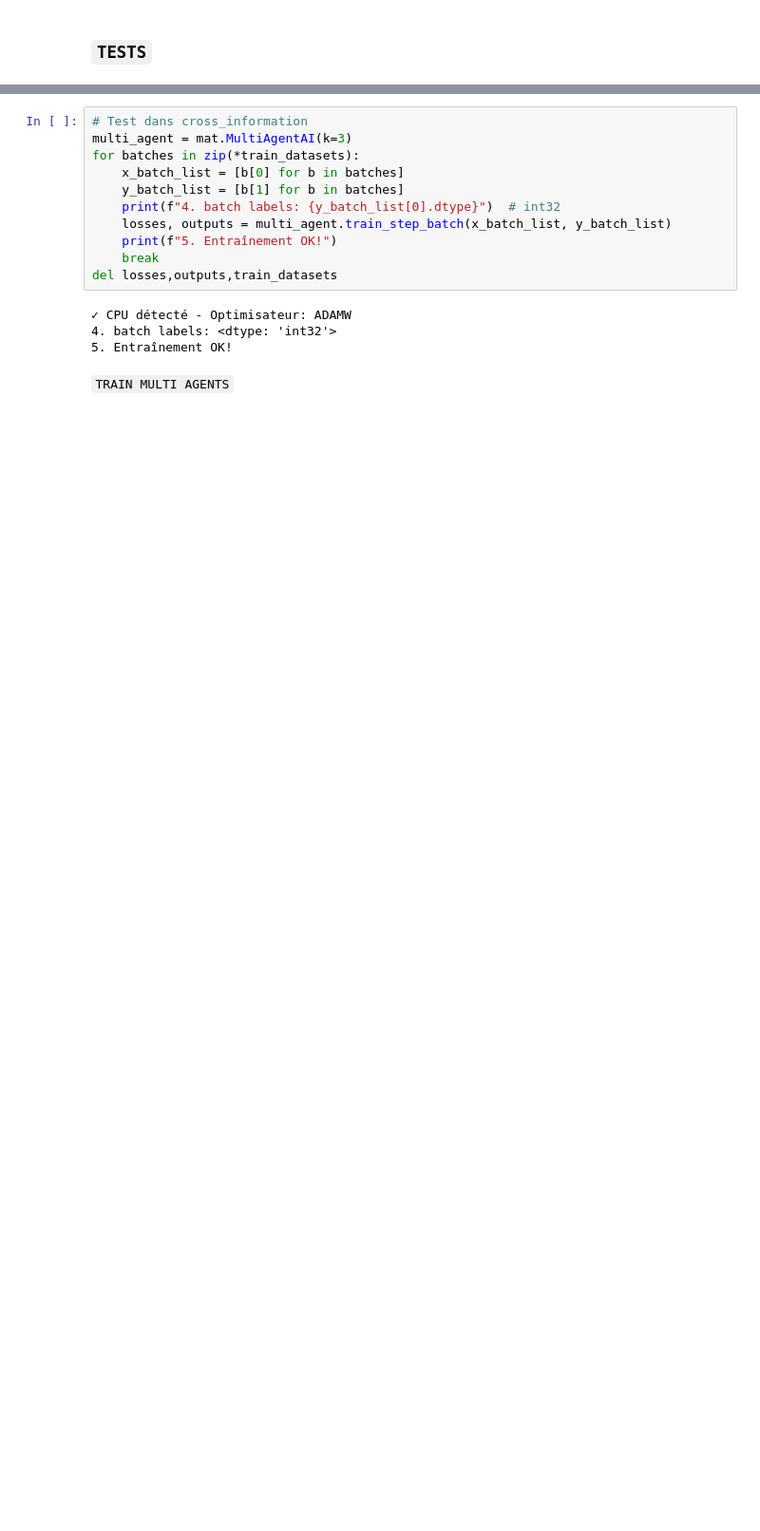
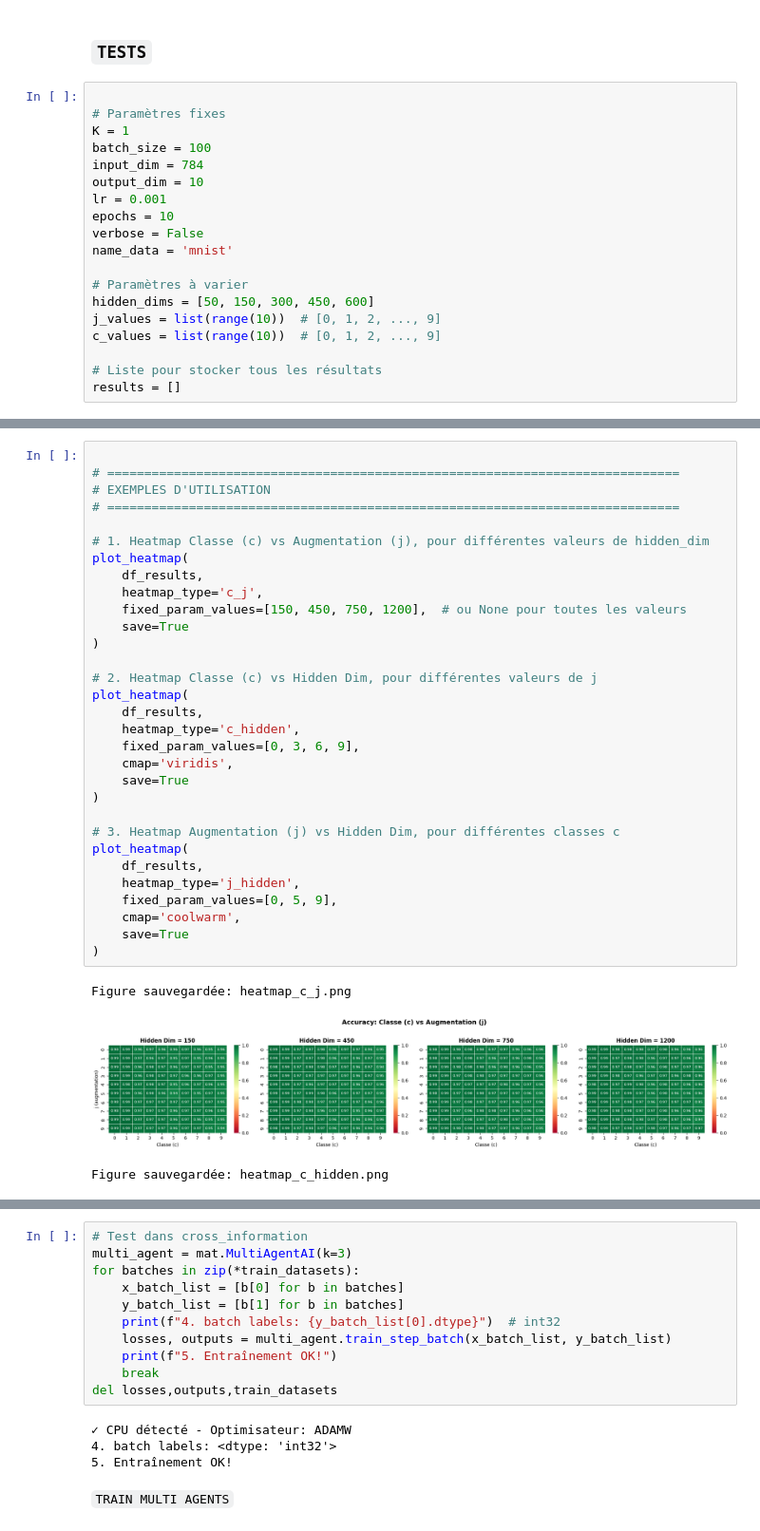
Before and after one commit to DALPHA-sys-24/MultiAgentsAI, a Jupyter notebook: examples.ipynb, the cells around one changed output, grey strips where cells are left out. Shown at 95% size. Drawn from its saved outputs; the diff is of its cells as text; blank space fills up the shorter version.

````diff
--- a/examples.ipynb
+++ b/examples.ipynb
@@ -15,3 +17,22 @@ print(tf.__version__)
 2.20.0
 # %% [markdown]
 ### ```TESTS```
+# %%
+
+# Paramètres fixes
+K = 1
+batch_size = 100
+input_dim = 784
+output_dim = 10
+lr = 0.001
+epochs = 10
+verbose = False
+name_data = 'mnist'
+
+# Paramètres à varier
+hidden_dims = [50, 150, 300, 450, 600]
+j_values = list(range(10))  # [0, 1, 2, ..., 9]
+c_values = list(range(10))  # [0, 1, 2, ..., 9]
+
+# Liste pour stocker tous les résultats
+results = []
@@ -17,0 +321,35 @@ print(tf.__version__)
+# %%
+
+# =============================================================================
+# EXEMPLES D'UTILISATION
+# =============================================================================
+
+# 1. Heatmap Classe (c) vs Augmentation (j), pour différentes valeurs de hidden_dim
+plot_heatmap(
+    df_results,
+    heatmap_type='c_j',
+    fixed_param_values=[150, 450, 750, 1200],  # ou None pour toutes les valeurs
+    save=True
+)
+
+# 2. Heatmap Classe (c) vs Hidden Dim, pour différentes valeurs de j
+plot_heatmap(
+    df_results,
+    heatmap_type='c_hidden',
+    fixed_param_values=[0, 3, 6, 9],
+    cmap='viridis',
+    save=True
+)
+
+# 3. Heatmap Augmentation (j) vs Hidden Dim, pour différentes classes c
+plot_heatmap(
+    df_results,
+    heatmap_type='j_hidden',
+    fixed_param_values=[0, 5, 9],
+    cmap='coolwarm',
+    save=True
+)
+# %% [output]
+Figure sauvegardée: heatmap_c_j.png
+[figure, added]
+Figure sauvegardée: heatmap_c_hidden.png
````
Also changed, not shown: parts of 10 cells of this notebook, 6 other files.
